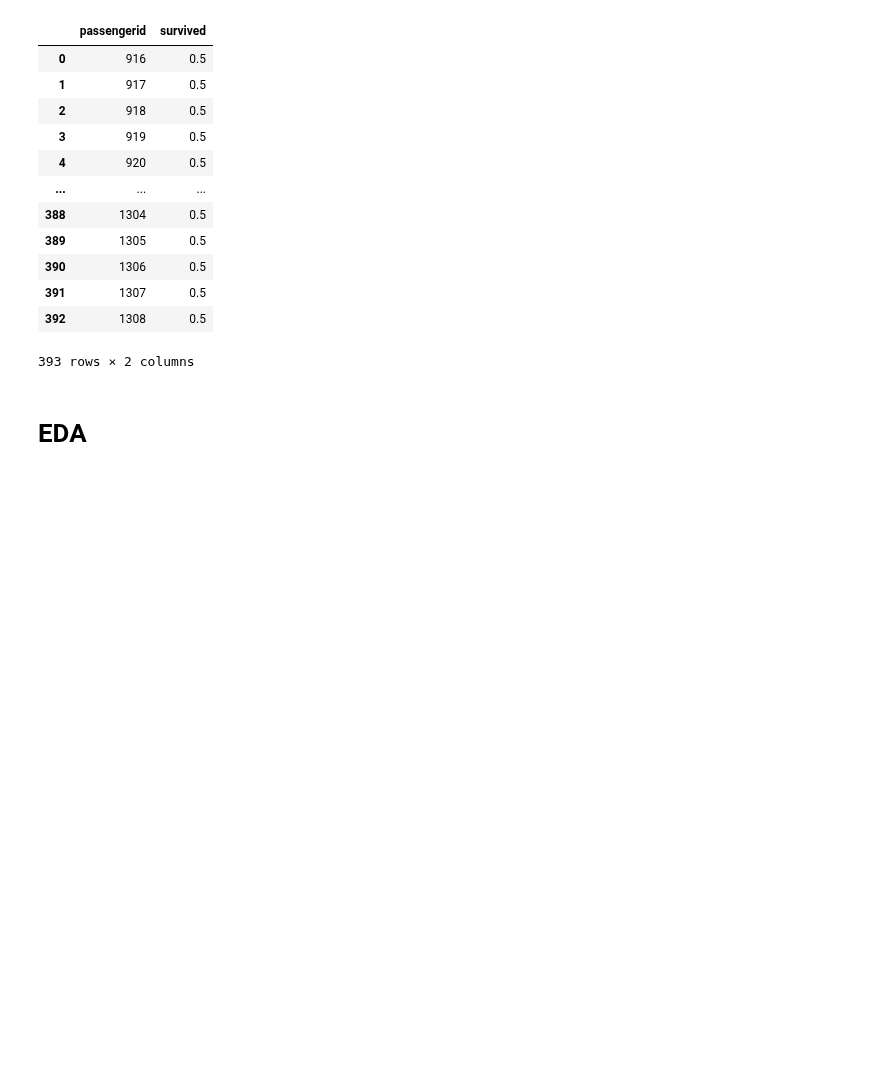
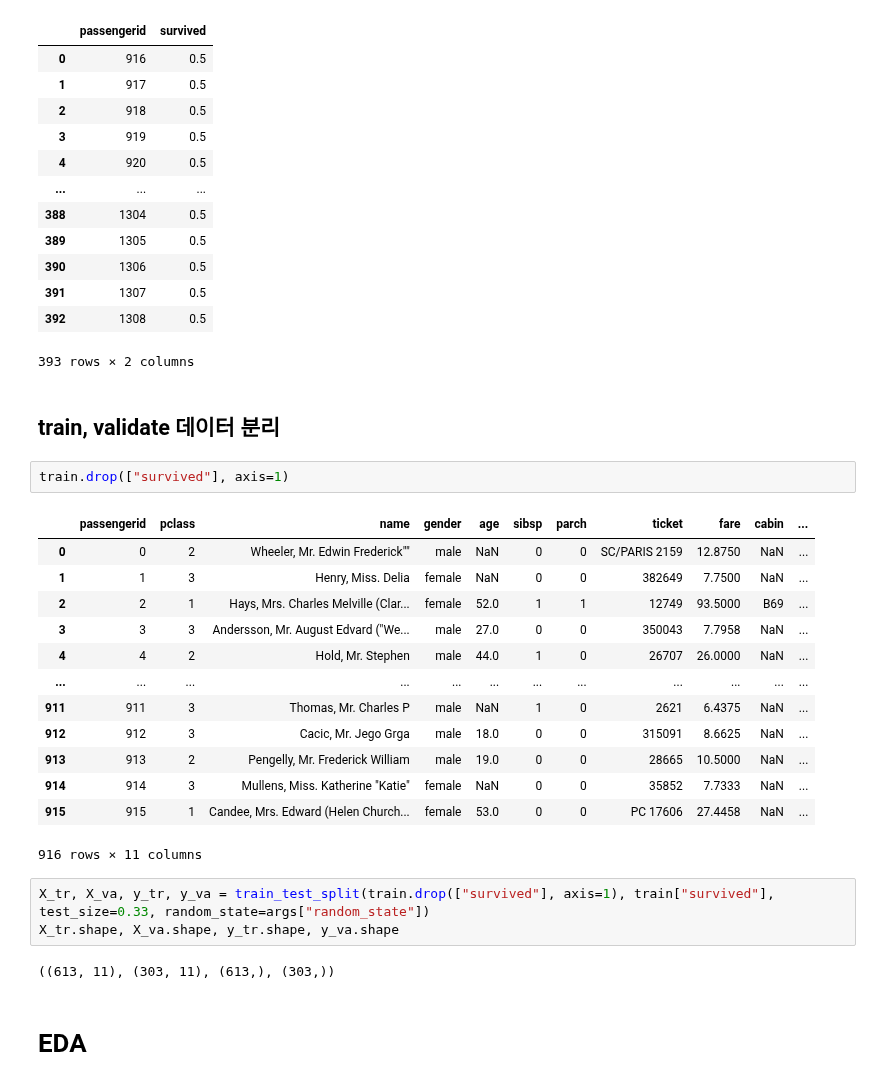
Before and after one commit to moneyless1989/data_engineering, a Jupyter notebook: practices/kaggle/encore_titanic_v1.ipynb, the cells around one changed output. Saved outputs shown, nothing was run; the diff lists cells and outputs as text; blank space fills up the shorter version.

```diff
--- a/practices/kaggle/encore_titanic_v1.ipynb
+++ b/practices/kaggle/encore_titanic_v1.ipynb
@@ -60,6 +65,29 @@ submission
 | 391 | 1307 | 0.5 |
 | 392 | 1308 | 0.5 |
 393 rows × 2 columns
+# %% [markdown]
+## train, validate 데이터 분리
+# %%
+train.drop(["survived"], axis=1)
+# %% [output]
+|  | passengerid | pclass | name | gender | age | sibsp | parch | ticket | fare | cabin | ... |
+| 0 | 0 | 2 | Wheeler, Mr. Edwin Frederick"" | male | NaN | 0 | 0 | SC/PARIS 2159 | 12.8750 | NaN | ... |
+| 1 | 1 | 3 | Henry, Miss. Delia | female | NaN | 0 | 0 | 382649 | 7.7500 | NaN | ... |
+| 2 | 2 | 1 | Hays, Mrs. Charles Melville (Clar... | female | 52.0 | 1 | 1 | 12749 | 93.5000 | B69 | ... |
+| 3 | 3 | 3 | Andersson, Mr. August Edvard ("We... | male | 27.0 | 0 | 0 | 350043 | 7.7958 | NaN | ... |
+| 4 | 4 | 2 | Hold, Mr. Stephen | male | 44.0 | 1 | 0 | 26707 | 26.0000 | NaN | ... |
+| ... | ... | ... | ... | ... | ... | ... | ... | ... | ... | ... | ... |
+| 911 | 911 | 3 | Thomas, Mr. Charles P | male | NaN | 1 | 0 | 2621 | 6.4375 | NaN | ... |
+| 912 | 912 | 3 | Cacic, Mr. Jego Grga | male | 18.0 | 0 | 0 | 315091 | 8.6625 | NaN | ... |
+| 913 | 913 | 2 | Pengelly, Mr. Frederick William | male | 19.0 | 0 | 0 | 28665 | 10.5000 | NaN | ... |
+| 914 | 914 | 3 | Mullens, Miss. Katherine "Katie" | female | NaN | 0 | 0 | 35852 | 7.7333 | NaN | ... |
+| 915 | 915 | 1 | Candee, Mrs. Edward (Helen Church... | female | 53.0 | 0 | 0 | PC 17606 | 27.4458 | NaN | ... |
+916 rows × 11 columns
+# %%
+X_tr, X_va, y_tr, y_va = train_test_split(train.drop(["survived"], axis=1), train["survived"], test_size=0.33, random_state=args["random_state"])
+X_tr.shape, X_va.shape, y_tr.shape, y_va.shape
+# %% [output]
+((613, 11), (303, 11), (613,), (303,))
 # %% [markdown]
 # EDA
 # %% [markdown]
```
Also changed, not shown: parts of 61 cells of this notebook, 5 other files.
